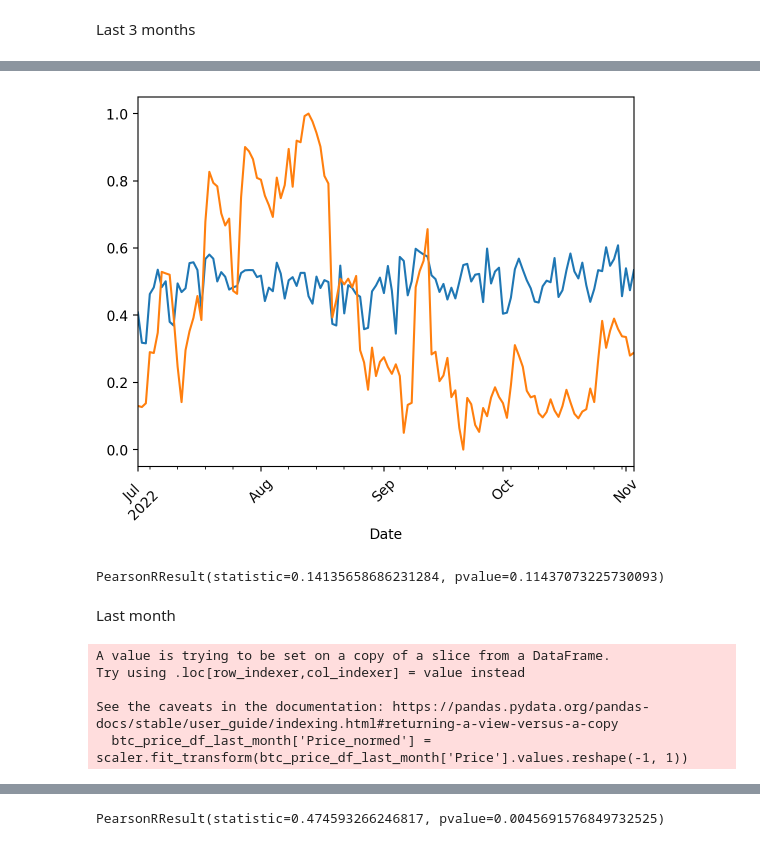
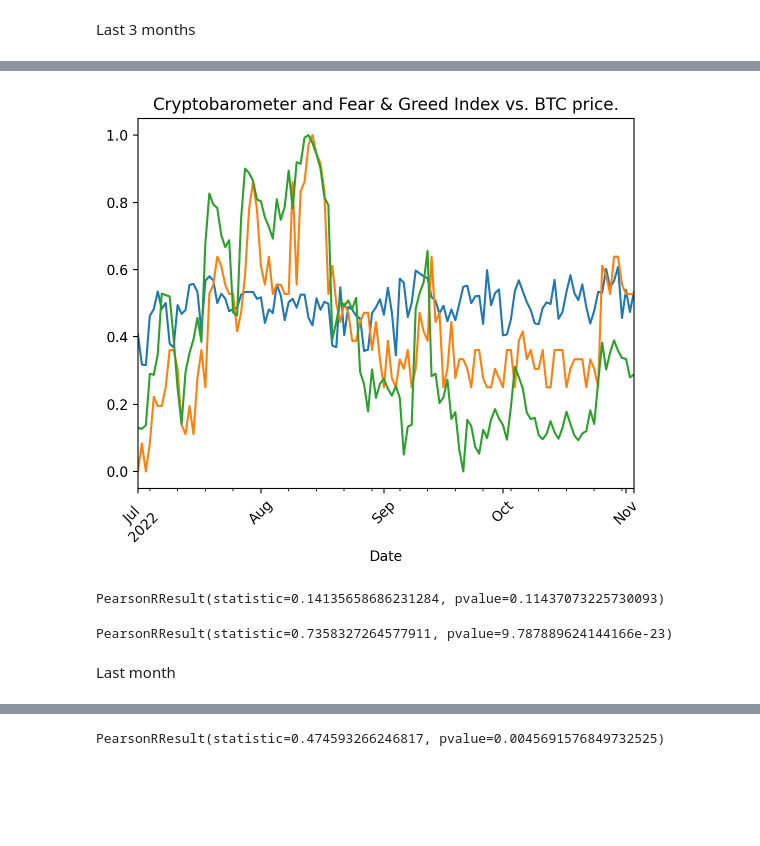
Before and after one commit to crypto-sentiment/crypto_sentiment_notebooks, a Jupyter notebook: notebooks/20221108_correlate_sentiments_with_btc_price.ipynb, the cells around one changed output, grey strips where cells are left out. Drawn from its saved outputs; the diff is of its cells as text; code cells hidden in the pictures; blank space fills up the shorter version.

```diff
--- a/notebooks/20221108_correlate_sentiments_with_btc_price.ipynb
+++ b/notebooks/20221108_correlate_sentiments_with_btc_price.ipynb
@@ -97,0 +117,2 @@ news_titles_with_preds_df.head(2)
+# %%
+fear_greed_df = fear_greed_df.sort_values(by='date')
@@ -98,3 +128,6 @@ news_titles_with_preds_df.head(2)
+# %%
+fng_scaler = MinMaxScaler()
+fear_greed_df['fng_value_normed'] = fng_scaler.fit_transform(fear_greed_df['fng_value'].values.reshape(-1, 1))
 # %% [markdown]
 ## BTC data for the same period
 # %%
@@ -152,6 +197,9 @@ PearsonRResult(statistic=0.27867378604104565, pvalue=0.00015848230850879698)
 Last 3 months
 # %%
 news_titles_preds_last_3months = news_titles_with_preds_df.loc[news_titles_with_preds_df['pub_date'] >= '2022-07-01']
+fear_greed_df_last_3months = fear_greed_df.loc[fear_greed_df['date'] >= '2022-07-01']
 btc_price_df_last_3months = btc_price_df.loc[btc_price_df['Date'] >= '2022-07-01']
 # %%
+%%capture
 btc_price_df_last_3months['Price_normed'] = scaler.fit_transform(btc_price_df_last_3months['Price'].values.reshape(-1, 1))
+fear_greed_df_last_3months['fng_value_normed'] = fng_scaler.fit_transform(fear_greed_df_last_3months['fng_value'].values.reshape(-1, 1))
@@ -164,14 +206,21 @@ See the caveats in the documentation: https://pandas.pydata.org/pandas-docs/stab
 # %%
-news_titles_preds_last_3months.groupby('pub_date')['positive'].mean().plot()
-btc_price_df_last_3months.groupby('Date')['Price_normed'].mean().plot();
+news_titles_preds_last_3months.groupby('pub_date')['positive'].mean().plot(label='Cryptobarometer (14% corr. w/ BTC)')
+fear_greed_df_last_3months.groupby('date')['fng_value_normed'].mean().plot(label='Fear & Greed Index (74% corr. w/ BTC)');
+btc_price_df_last_3months.groupby('Date')['Price_normed'].mean().plot(label='Normed BTC rate');
 plt.xticks(rotation = 45); # Rotates X-Axis Ticks by 45-degrees
+plt.title('Cryptobarometer and Fear & Greed Index vs. BTC price.');
 # %% [output]
-[figure, old version]
+[figure, new version]
 # %%
 pearsonr(news_titles_preds_last_3months.groupby('pub_date')['positive'].mean(),
          btc_price_df_last_3months.groupby('Date')['Price_normed'].mean())
 # %% [output]
 PearsonRResult(statistic=0.14135658686231284, pvalue=0.11437073225730093)
+# %%
+pearsonr(fear_greed_df_last_3months.groupby('date')['fng_value_normed'].mean(),
+         btc_price_df_last_3months.groupby('Date')['Price_normed'].mean())
+# %% [output]
+PearsonRResult(statistic=0.7358327264577911, pvalue=9.787889624144166e-23)
 # %% [markdown]
 Last month
 # %%
@@ -179,10 +229,6 @@ news_titles_preds_last_month = news_titles_with_preds_df.loc[news_titles_with_pr
 btc_price_df_last_month = btc_price_df.loc[btc_price_df['Date'] >= '2022-10-01']
 # %%
+%%capture
 btc_price_df_last_month['Price_normed'] = scaler.fit_transform(btc_price_df_last_month['Price'].values.reshape(-1, 1))
+fear_greed_df_last_month['fng_value_normed'] = fng_scaler.fit_transform(fear_greed_df_last_month['fng_value'].values.reshape(-1, 1))
-# %% [output]
-A value is trying to be set on a copy of a slice from a DataFrame.
-Try using .loc[row_indexer,col_indexer] = value instead
-
-See the caveats in the documentation: https://pandas.pydata.org/pandas-docs/stable/user_guide/indexing.html#returning-a-view-versus-a-copy
-  btc_price_df_last_month['Price_normed'] = scaler.fit_transform(btc_price_df_last_month['Price'].values.reshape(-1, 1))
 # %%
```
Also changed, not shown: parts of 14 cells of this notebook, 6 other files.
